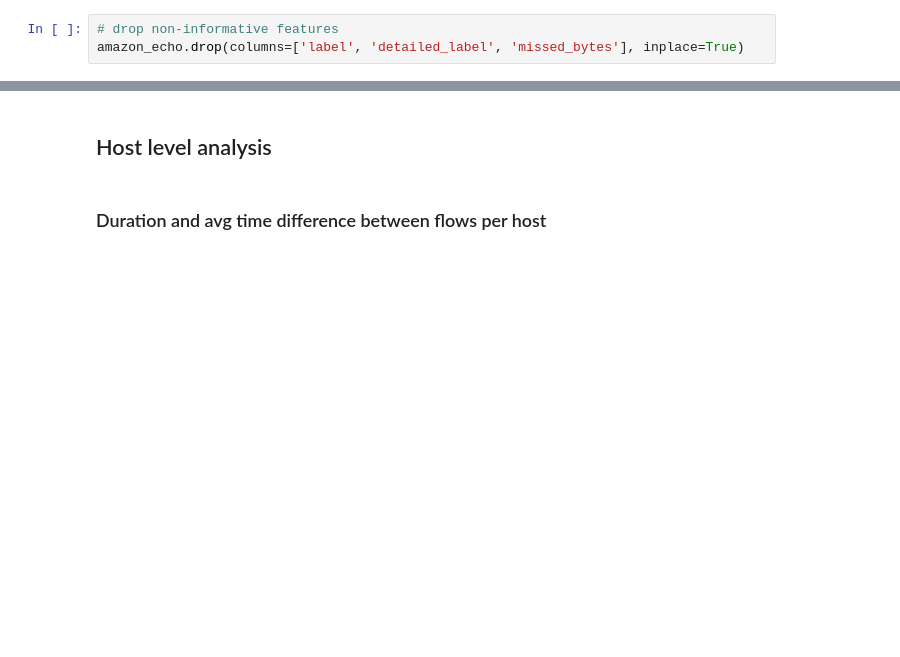
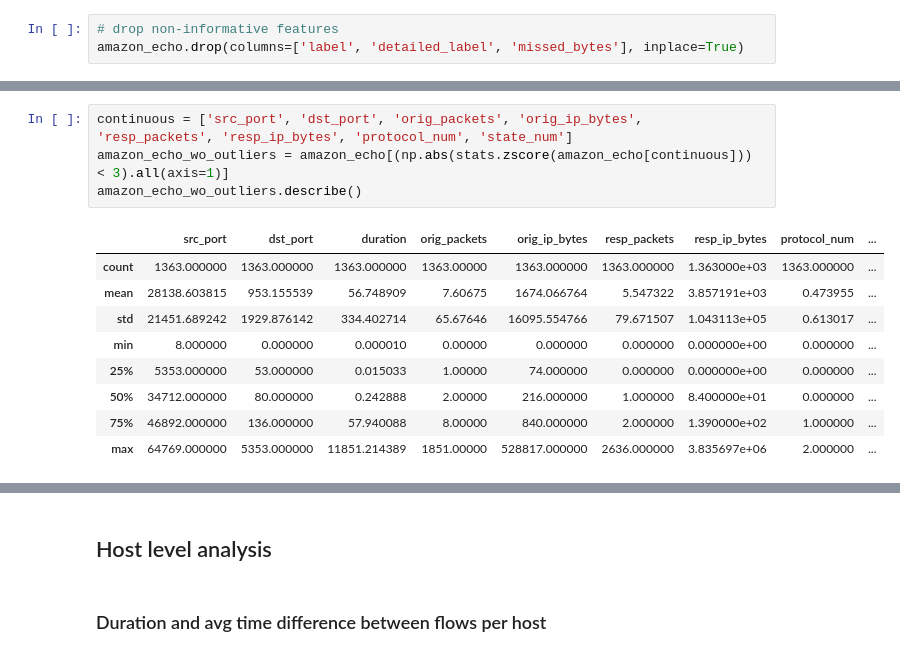
Before and after one commit to ghabbenjansen/thesis-vasileios, a Jupyter notebook: amazon_visualization.ipynb, the cells around one changed output, grey strips where cells are left out. Drawn from its saved outputs; the diff is of its cells as text; blank space fills up the shorter version.

```diff
--- a/amazon_visualization.ipynb
+++ b/amazon_visualization.ipynb
@@ -47,0 +48,14 @@ sns.heatmap(corr, cmap=cmap, robust=True, square=True, xticklabels=corr.columns.
+# %%
+continuous = ['src_port', 'dst_port', 'orig_packets', 'orig_ip_bytes', 'resp_packets', 'resp_ip_bytes', 'protocol_num', 'state_num']
+amazon_echo_wo_outliers = amazon_echo[(np.abs(stats.zscore(amazon_echo[continuous])) < 3).all(axis=1)]
+amazon_echo_wo_outliers.describe()
+# %% [output]
+|  | src_port | dst_port | duration | orig_packets | orig_ip_bytes | resp_packets | resp_ip_bytes | protocol_num | ... |
+| count | 1363.000000 | 1363.000000 | 1363.000000 | 1363.00000 | 1363.000000 | 1363.000000 | 1.363000e+03 | 1363.000000 | ... |
+| mean | 28138.603815 | 953.155539 | 56.748909 | 7.60675 | 1674.066764 | 5.547322 | 3.857191e+03 | 0.473955 | ... |
+| std | 21451.689242 | 1929.876142 | 334.402714 | 65.67646 | 16095.554766 | 79.671507 | 1.043113e+05 | 0.613017 | ... |
+| min | 8.000000 | 0.000000 | 0.000010 | 0.00000 | 0.000000 | 0.000000 | 0.000000e+00 | 0.000000 | ... |
+| 25% | 5353.000000 | 53.000000 | 0.015033 | 1.00000 | 74.000000 | 0.000000 | 0.000000e+00 | 0.000000 | ... |
+| 50% | 34712.000000 | 80.000000 | 0.242888 | 2.00000 | 216.000000 | 1.000000 | 8.400000e+01 | 0.000000 | ... |
+| 75% | 46892.000000 | 136.000000 | 57.940088 | 8.00000 | 840.000000 | 2.000000 | 1.390000e+02 | 1.000000 | ... |
+| max | 64769.000000 | 5353.000000 | 11851.214389 | 1851.00000 | 528817.000000 | 2636.000000 | 3.835697e+06 | 2.000000 | ... |
```
Also changed, not shown: parts of 40 cells of this notebook, 3 other files.
